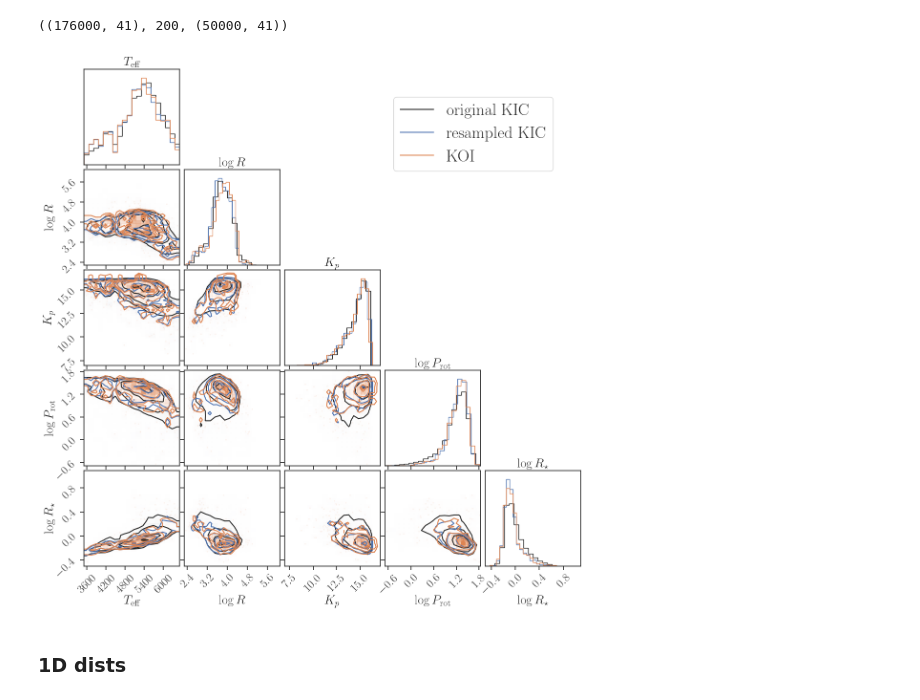
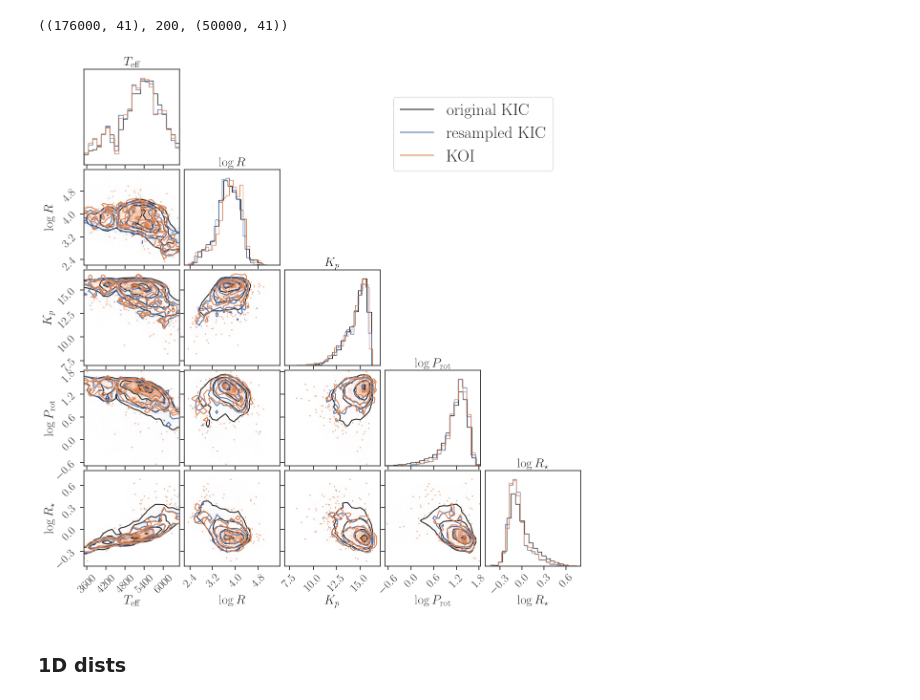
Before and after one commit to kemasuda/kepler-phot-var, a Jupyter notebook: resampling/resample_given_Teff_plot_dist.ipynb, the cells around one changed output. Saved outputs shown, nothing was run; the diff lists cells and outputs as text; code cells hidden in the pictures.

```diff
--- a/resampling/resample_given_Teff_plot_dist.ipynb
+++ b/resampling/resample_given_Teff_plot_dist.ipynb
@@ -83,47 +81,53 @@ dkic_rs.shape, dkic_rs['rs_id'].nunique(), dkic_rs_corner.shape
 # %%
 keys = ['Teff', 'logr', 'kepmag', 'logp', 'lograd']
 labels = ['$T_\mathrm{eff}$', '$\log R$', '$K_p$', '$\log P_\mathrm{rot}$', '$\log R_\star$']
+plot_range = [1., [2.2, 5.55], 1., 1., [-0.5, 0.8]]
+nbin = 22
+
 fig = corner.corner(
     np.array(dkic[keys]),
     labels=labels,
     show_titles=True,
     title_fmt=None,
     hist_kwargs={'density': True},
-    bins=20,
+    bins=nbin,
     plot_datapoints=False,
+    range=plot_range
 )
 _ = corner.corner(
     np.array(dkic_rs_corner[keys]),
     labels=labels,
     show_titles=True,
     title_fmt=None,
     hist_kwargs={'density': True},
     color='C0',
     fig=fig,
-    bins=20,
+    bins=nbin,
     plot_datapoints=False,
+
 )
 
 _ = corner.corner(
     np.array(dkoi[keys]),
     labels=labels,
     show_titles=True,
     title_fmt=None,
     hist_kwargs={'density': True},
     color='C1',
     fig=fig,
-    bins=20,
+    data_kwargs={'alpha': 0.7},
+    bins=nbin,
 )
 
 handles = [
     mlines.Line2D([], [], color="k", label="original KIC"),
     mlines.Line2D([], [], color="C0", label="resampled KIC"),
     mlines.Line2D([], [], color="C1", label="KOI"),
 ]
 plt.legend(handles=handles, bbox_to_anchor=(0.8, len(keys)), fontsize=25)
 plt.savefig(figdir+'/resample_corner.png', dpi=200, bbox_inches='tight')
 # %% [output]
-[figure, old version]
+[figure, new version]
 # %% [markdown]
 ### 1D dists
 # %%
```
Also changed, not shown: parts of 4 cells of this notebook, 8 other files.
